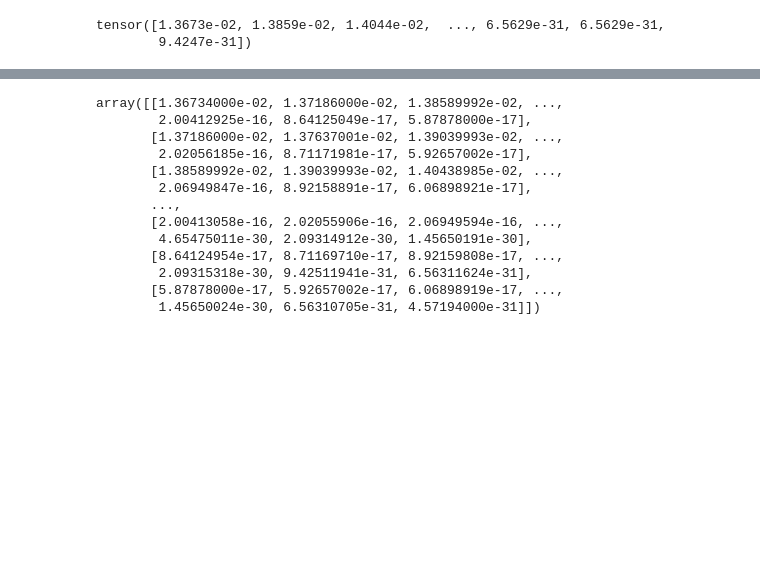
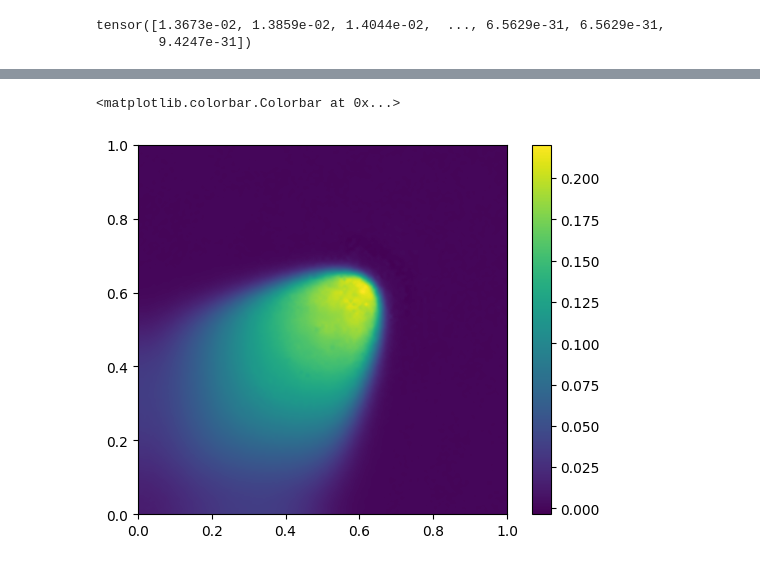
Before and after one commit to peiyichen1995/ROM, a Jupyter notebook: train.ipynb, the cells around one changed output, grey strips where cells are left out. Cells and saved outputs as stored; diff of their text form; code cells hidden in the pictures; blank space fills up the shorter version.

```diff
--- a/train.ipynb
+++ b/train.ipynb
@@ -43,6 +43,8 @@ encoded = ed.nrbs.encode(datas[:15].to(device))
 encoded.shape
 # %% [output]
 torch.Size([15, 20])
+# %%
+ed.nrbs = torch.load('models/nrbs.pth')
 # %%
-ed.train(train_data_loader=train_data, epochs=10)
+ed.train(train_data_loader=train_data, epochs=500)
 # %% [output]
@@ -62,5 +64,5 @@ vmap_vmap_bubble = vmap(vmap_bubble, in_dims=0)
 # %%
-# ed.nrbs = torch.load('models/nrbs_99.pth')
+ed.nrbs = torch.load('models/nrbs.pth')
 # %%
 approximates = ed(datas[499:501].to(device))
 approximates[1].shape
@@ -123,16 +106,25 @@ plt.imshow(zi,origin='lower')
-# %%
-zi
-# %% [output]
-array([[1.36734000e-02, 1.37186000e-02, 1.38589992e-02, ...,
-        2.00412925e-16, 8.64125049e-17, 5.87878000e-17],
-       [1.37186000e-02, 1.37637001e-02, 1.39039993e-02, ...,
-        2.02056185e-16, 8.71171981e-17, 5.92657002e-17],
-       [1.38589992e-02, 1.39039993e-02, 1.40438985e-02, ...,
-        2.06949847e-16, 8.92158891e-17, 6.06898921e-17],
-       ...,
-       [2.00413058e-16, 2.02055906e-16, 2.06949594e-16, ...,
-        4.65475011e-30, 2.09314912e-30, 1.45650191e-30],
-       [8.64124954e-17, 8.71169710e-17, 8.92159808e-17, ...,
-        2.09315318e-30, 9.42511941e-31, 6.56311624e-31],
-       [5.87878000e-17, 5.92657002e-17, 6.06898919e-17, ...,
-        1.45650024e-30, 6.56310705e-31, 4.57194000e-31]])
+# %%
+import matplotlib.pyplot as plt
+import numpy as np
+from scipy.interpolate import griddata
+
+# data coordinates and values
+x = coords_x.tolist()
+y = coords_y.tolist()
+z = approximates[1].detach().cpu().tolist()
+
+# target grid to interpolate to
+xi = yi = np.linspace(0,1.0,1200)
+xi,yi = np.meshgrid(xi,yi)
+
+# set mask
+# mask = (xi > 0.5) & (xi < 0.6) & (yi > 0.5) & (yi < 0.6)
+
+# interpolate
+zi = griddata((x,y),z,(xi,yi),method='cubic')
+
+plt.imshow(zi,origin='lower', extent=[0,1,0,1])
+plt.colorbar()
+# %% [output]
+<matplotlib.colorbar.Colorbar at 0x...>
+[figure, added]
```
Also changed, not shown: parts of 10 cells of this notebook, 3 other files.
